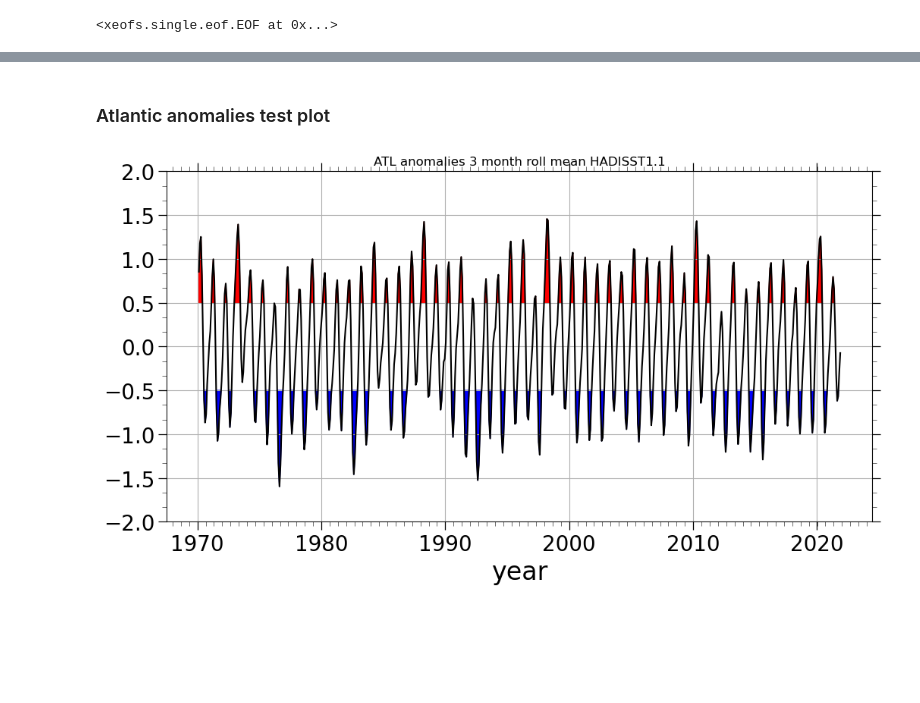
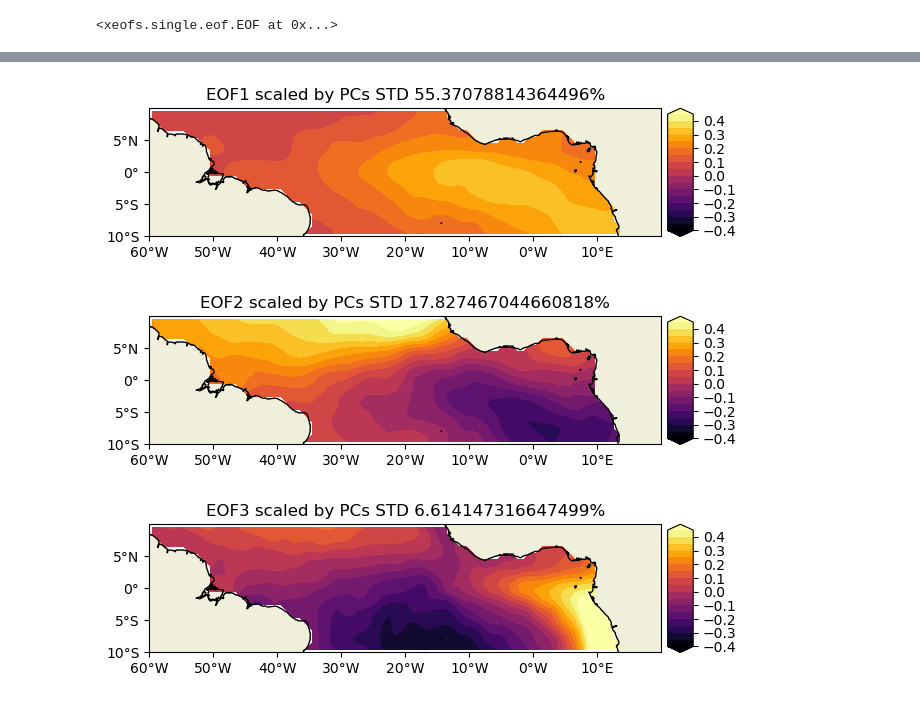
Before and after one commit to allan3prez/ATLN_HG, a Jupyter notebook: CESM_LENS2_ATLN_ENSO.ipynb, the cells around one changed output, grey strips where cells are left out. Saved outputs shown, nothing was run; the diff lists cells and outputs as text; code cells hidden in the pictures; blank space fills up the shorter version.

```diff
--- a/CESM_LENS2_ATLN_ENSO.ipynb
+++ b/CESM_LENS2_ATLN_ENSO.ipynb
@@ -220,16 +246,16 @@ plt.show()
 # %%
-# # get weighted latitudes
-# weights = np.cos(np.deg2rad(ATL_hadisst.latitude))
-# weights.name = "weights"
-# not necessary to weight on mean through time
-ATL_clim = ATL_hadisst.mean(dim='time').compute()
-ATL_anom = ATL_hadisst - ATL_clim
+# the mistake was missing the groupby function
+# all year
+ATL_clim = ATL_hadisst.groupby(ATL_hadisst['time'].dt.month).mean(dim='time').compute()
+ATL_anom_pm = ATL_hadisst.groupby(ATL_hadisst['time'].dt.month) - ATL_clim
+
 # all anomaly fields were linearly detrended
-ATL_anom_dtrend = detrend_dim(ATL_anom, dim='time')
+ATL_anom_dtrend = detrend_dim(ATL_anom_pm, dim='time')
 # %% [markdown]
 ### EOFa
 # %%
-model = xe.single.EOF(n_modes=3, standardize=True, use_coslat=True)
+model = xe.single.EOF(n_modes=3, use_coslat=False)
+# all year climatologies of all data
 model.fit(ATL_anom_dtrend, dim='time')
 # %% [output]
 <xeofs.single.eof.EOF at 0x...>
@@ -241,4 +263,0 @@ array([1, 2, 3])
-# %%
-for i in components['mode'].values:
-    mode = components.sel(mode=i)
-    ds_map(mode, name=f'EOF{i}')
@@ -270,2 +265,0 @@ Attributes: (12/15)
-# %% [markdown]
-### Atlantic anomalies test plot
@@ -275,21 +266,23 @@ ATL_anom_roll = ATL_roll.mean(('longitude', 'latitude'), skipna=True).compute()
-# %%
-# index plot
-fig, ax = plt.subplots(figsize=(12, 6))
-
-threshold = 0.5
-
-ax.plot(ATL_anom_roll.time, ATL_anom_roll, color='black')
-gvutil.add_major_minor_ticks(ax, x_minor_per_major=15, y_minor_per_major=3, labelsize=20)
-
-gvutil.set_axes_limits_and_ticks(ax, ylim=(-2., 2.))
-ax.fill_between(ATL_anom_roll.time, ATL_anom_roll, y2=-threshold,
-                where=ATL_anom_roll < -threshold, color='blue', interpolate=True)
-ax.fill_between(ATL_anom_roll.time, ATL_anom_roll, y2=threshold,
-                where=ATL_anom_roll > threshold, color='red', interpolate=True)
-
-plt.title('ATL anomalies 3 month roll mean HADISST1.1')
-ax.set_xlabel('year', fontsize=24)
-plt.grid()
-plt.show()
-# %% [output]
-[figure, removed]
+# %%
+# scale by PC std
+# nomalized in this package is L2 norm not STD
+PCs = model.scores(normalized=False)
+
+# normalized by l2norm true as test
+# PCs = model.scores()
+
+pc_std = PCs.std()
+pc_mean = PCs.mean()
+
+normalized_PCs = (PCs - pc_mean)/ pc_std
+scaled_EOF = components * pc_std
+# %%
+j=0
+for i in scaled_EOF['mode'].values:
+    mode = scaled_EOF.sel(mode=i)
+    ds_map(mode, name=f'EOF{i} scaled by PCs STD {xplained_var[j] * 100 }%')
+    j+=1
+# %% [output]
+[figure, added]
+[figure, added]
+[figure, added]
```
Also changed, not shown: parts of 40 cells of this notebook.
